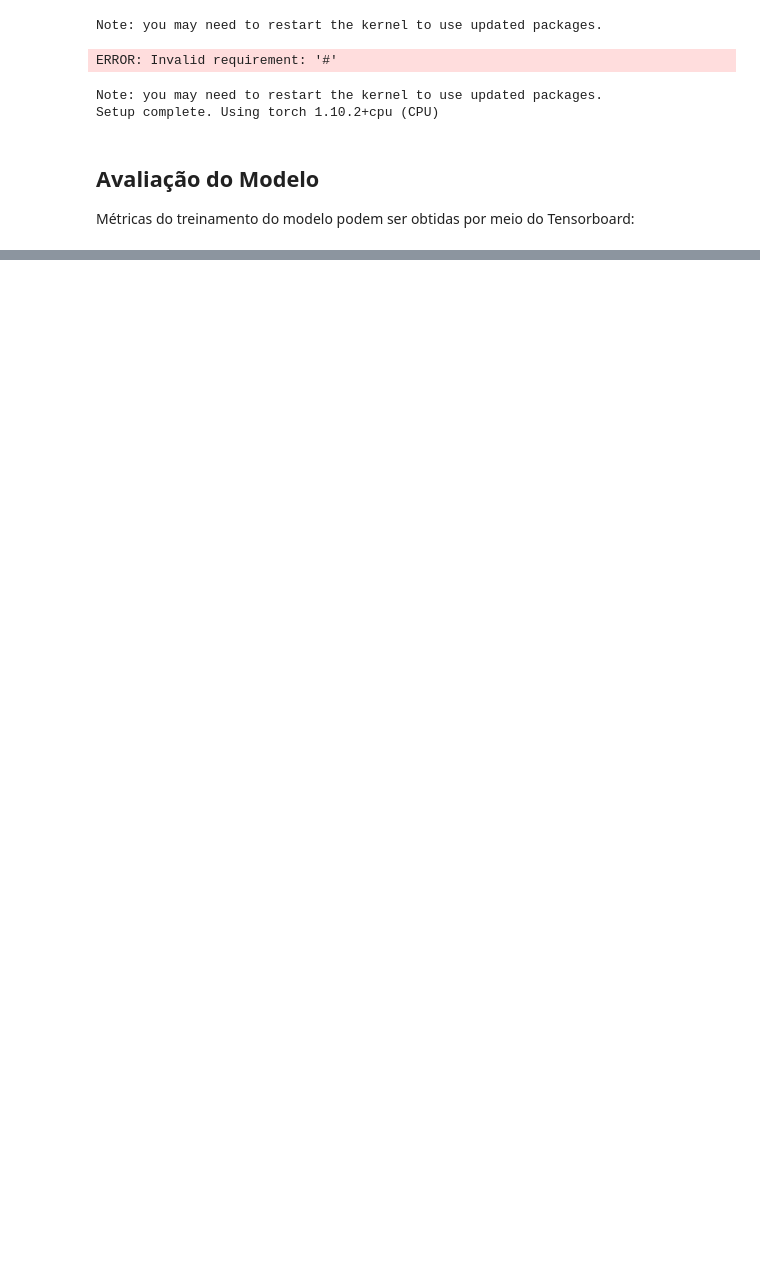
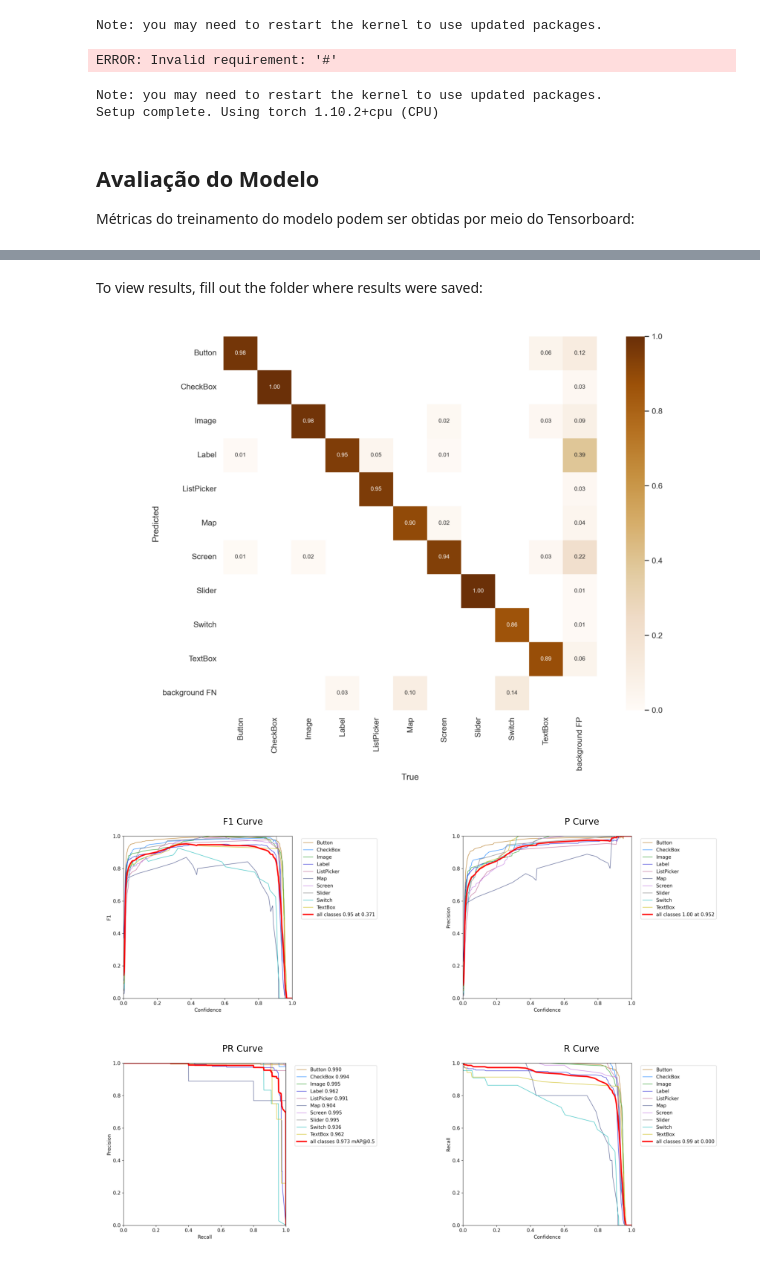
Before and after one commit to Dsbaule/INE410121-VisaoComputacional, a Jupyter notebook: Sketch2aia - YoloV5.ipynb, the cells around one changed output, grey strips where cells are left out. Drawn from its saved outputs; the diff is of its cells as text; code cells hidden in the pictures; blank space fills up the shorter version.

```diff
--- a/Sketch2aia - YoloV5.ipynb
+++ b/Sketch2aia - YoloV5.ipynb
@@ -96,0 +115,50 @@ Métricas do treinamento do modelo podem ser obtidas por meio do Tensorboard:
+# %% [markdown]
+To view results, fill out the folder where results were saved:
+# %%
+import os
+import cv2
+import matplotlib.pyplot as plt
+
+results_folder = 'runs/val/exp11'
+
+confusion_matrix_path = os.path.join(results_folder, 'confusion_matrix.png')
+f1_curve_path = os.path.join(results_folder, 'F1_curve.png')
+p_curve_path = os.path.join(results_folder, 'P_curve.png')
+pr_curve_path = os.path.join(results_folder, 'PR_curve.png')
+r_curve_path = os.path.join(results_folder, 'R_curve.png')
+
+fig1, ax = plt.subplots()
+
+ax.axis('off')
+confusion_matrix = cv2.imread(confusion_matrix_path)
+ax.imshow(confusion_matrix, cmap=plt.cm.gray)
+
+fig2, (ax21, ax22) = plt.subplots(1, 2)
+
+f1_curve = cv2.imread(f1_curve_path)
+p_curve = cv2.imread(p_curve_path)
+
+ax21.set_title('F1 Curve')
+ax21.imshow(f1_curve, cmap=plt.cm.gray)
+ax21.axis('off')
+ax22.set_title('P Curve')
+ax22.imshow(p_curve, cmap=plt.cm.gray)
+ax22.axis('off')
+
+fig2, (ax31, ax32) = plt.subplots(1, 2)
+
+pr_curve = cv2.imread(pr_curve_path)
+r_curve = cv2.imread(r_curve_path)
+
+ax31.set_title('PR Curve')
+ax31.imshow(pr_curve, cmap=plt.cm.gray)
+ax31.axis('off')
+ax32.set_title('R Curve')
+ax32.imshow(r_curve, cmap=plt.cm.gray)
+ax32.axis('off')
+
+plt.show()
+# %% [output]
+[figure, added]
+[figure, added]
+[figure, added]
```
Also changed, not shown: parts of 2 cells of this notebook, 1 other file.
